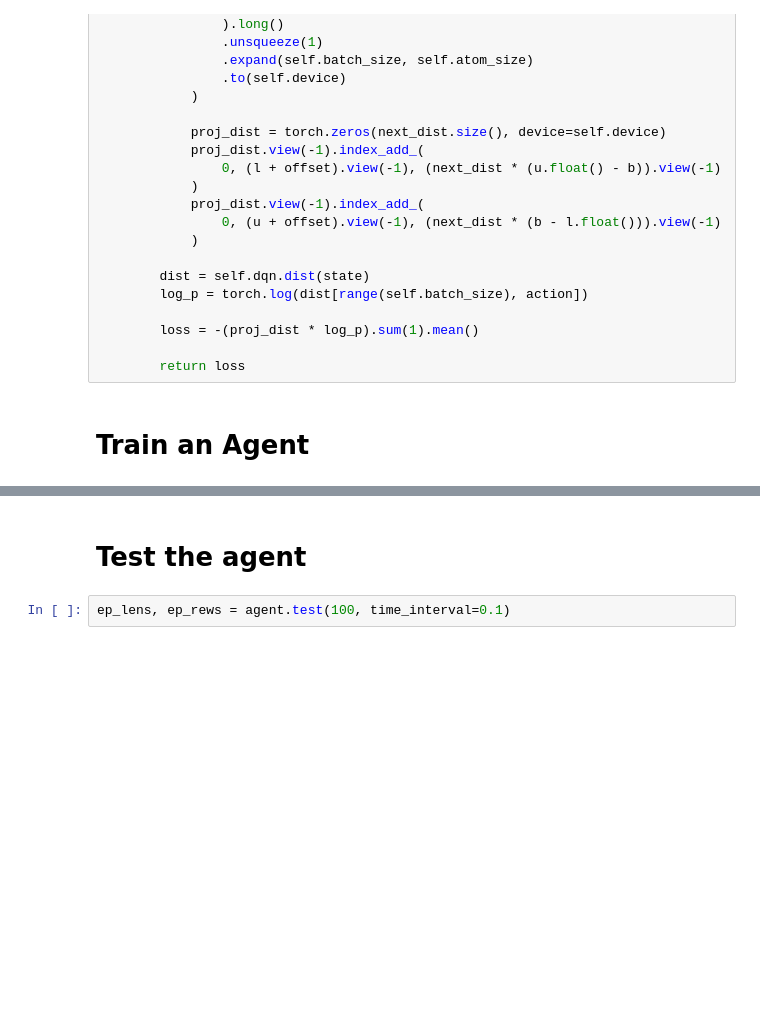
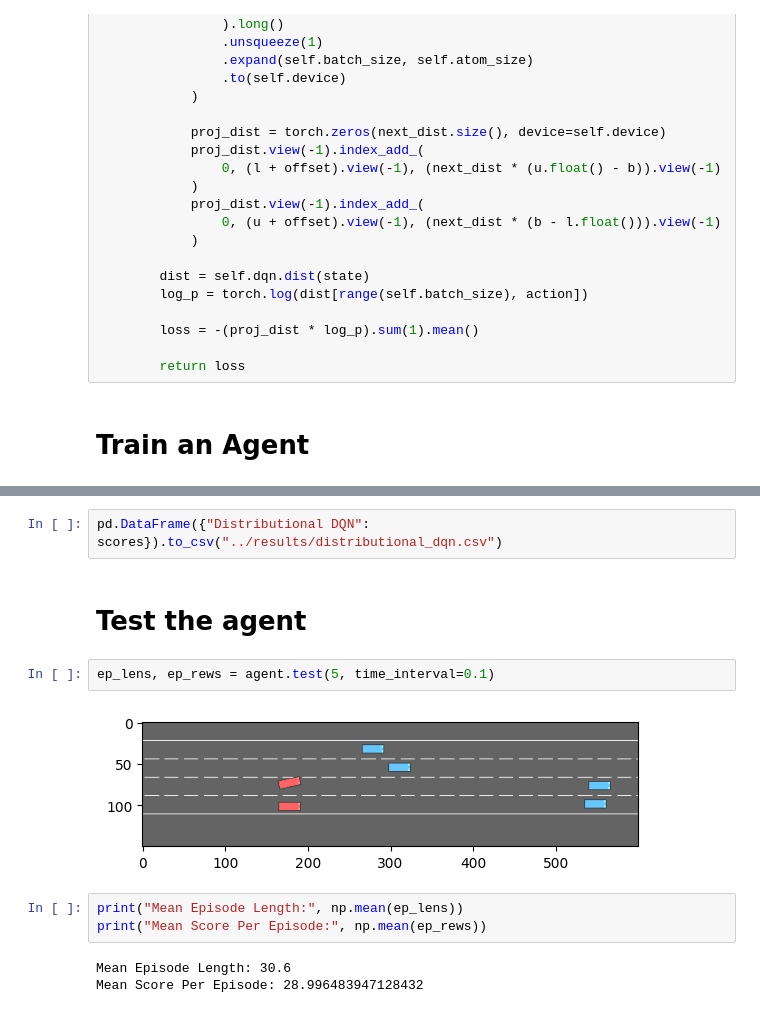
Before and after one commit to CM30359-Group-14/Group-Assignment, a Jupyter notebook: categorical_dqn/categorical_dqn.ipynb, the cells around one changed output, grey strips where cells are left out. Cells and saved outputs as stored; diff of their text form; blank space fills up the shorter version.

```diff
--- a/categorical_dqn/categorical_dqn.ipynb
+++ b/categorical_dqn/categorical_dqn.ipynb
@@ -216,4 +226,14 @@ agent.train(num_frames)
+# %%
+pd.DataFrame({"Distributional DQN": scores}).to_csv("../results/distributional_dqn.csv")
 # %% [markdown]
 # Test the agent
 # %%
-ep_lens, ep_rews = agent.test(100, time_interval=0.1)
+ep_lens, ep_rews = agent.test(5, time_interval=0.1)
+# %% [output]
+[figure, added]
+# %%
+print("Mean Episode Length:", np.mean(ep_lens))
+print("Mean Score Per Episode:", np.mean(ep_rews))
+# %% [output]
+Mean Episode Length: 30.6
+Mean Score Per Episode: 28.996483947128432
```
Also changed, not shown: parts of 6 cells of this notebook, 15 other files.
